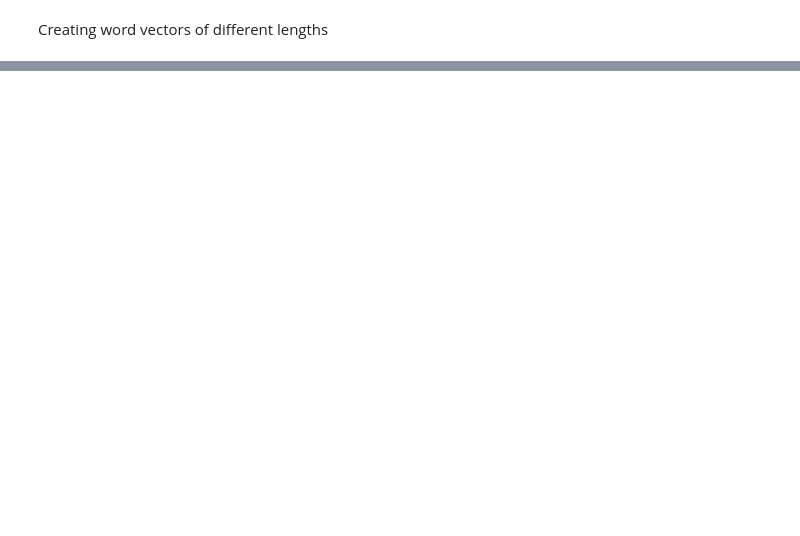
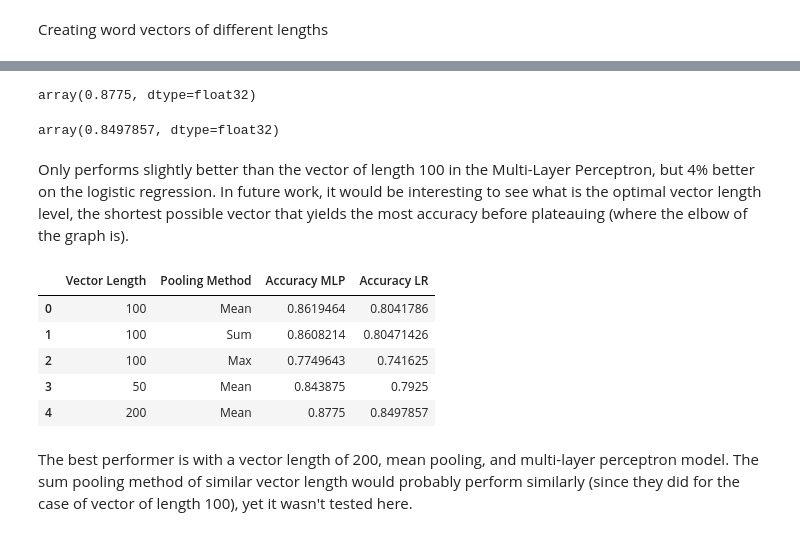
Before and after one commit to carolinemoy/STATS-507-Final-Project, a Jupyter notebook: Final Project.ipynb, the cells around one changed output, grey strips where cells are left out. Drawn from its saved outputs; the diff is of its cells as text; code cells hidden in the pictures; blank space fills up the shorter version.

Commit message:
Added results from other methods.

```diff
--- a/Final Project.ipynb
+++ b/Final Project.ipynb
@@ -694,0 +827,6 @@ word_vecs300 = Word2Vec(tweets_all['tokens'], vector_size=300, window=5, min_cou
+# %%
+num_features200 = 200
+model200 = MultiLayerPerceptron(num_features200, hidden_size1, hidden_size2, num_classes)
+loss_func200 = nn.BCEWithLogitsLoss()
+optimizer200 = torch.optim.Adam(model200.parameters())
+dataloader200 = DataLoader(training_dataset200, batch_size = batch_size, shuffle = True)
@@ -694,0 +855,40 @@ word_vecs300 = Word2Vec(tweets_all['tokens'], vector_size=300, window=5, min_cou
+# %%
+model200.eval()
+outputs200 = model200(X_test200)
+outputs200.squeeze()
+predicted_probs200 = torch.sigmoid(outputs200)
+predicted_labels200 = (predicted_probs200 > 0.5).float()
+predicted_ys200 = predicted_labels200.squeeze().long()
+
+accuracy200 = sum(predicted_ys200 == y_test200) / len(y_test200)
+accuracy200 = accuracy200.numpy()
+accuracy200
+# %% [output]
+array(0.8775, dtype=float32)
+# %%
+logr200 = linear_model.LogisticRegression()
+logr200.fit(X_train200, y_train200)
+log_reg_preds200 = logr200.predict(X_test200)
+accuracyL200 = sum(log_reg_preds200 == y_test200) / len(y_test200)
+accuracyL200 = accuracyL200.numpy()
+accuracyL200
+# %% [output]
+array(0.8497857, dtype=float32)
+# %% [markdown]
+Only performs slightly better than the vector of length 100 in the Multi-Layer Perceptron, but 4% better on the logistic regression. In future work, it would be interesting to see what is the optimal vector length level, the shortest possible vector that yields the most accuracy before plateauing (where the elbow of the graph is).
+# %%
+accuracy_df = pd.DataFrame({'Vector Length' : [100, 100, 100, 50, 200],
+             'Pooling Method' : ['Mean', 'Sum', 'Max', 'Mean', 'Mean'],
+             'Accuracy MLP' : [accuracy, accuracyS, accuracyM, accuracy50, accuracy200],
+             'Accuracy LR': [accuracyL, accuracyLS, accuracyLM, accuracyL50, accuracyL200]})
+# %%
+accuracy_df
+# %% [output]
+|  | Vector Length | Pooling Method | Accuracy MLP | Accuracy LR |
+| 0 | 100 | Mean | 0.8619464 | 0.8041786 |
+| 1 | 100 | Sum | 0.8608214 | 0.80471426 |
+| 2 | 100 | Max | 0.7749643 | 0.741625 |
+| 3 | 50 | Mean | 0.843875 | 0.7925 |
+| 4 | 200 | Mean | 0.8775 | 0.8497857 |
+# %% [markdown]
+The best performer is with a vector length of 200, mean pooling, and multi-layer perceptron model. The sum pooling method of similar vector length would probably perform similarly (since they did for the case of vector of length 100), yet it wasn't tested here.
```
Also changed, not shown: parts of 41 cells of this notebook.
